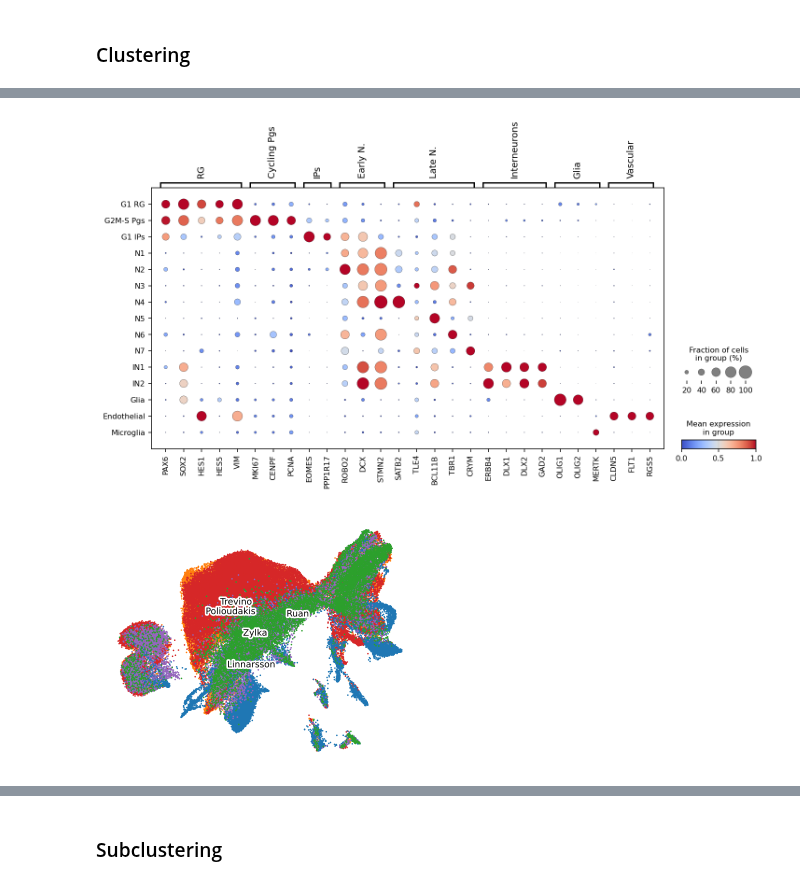
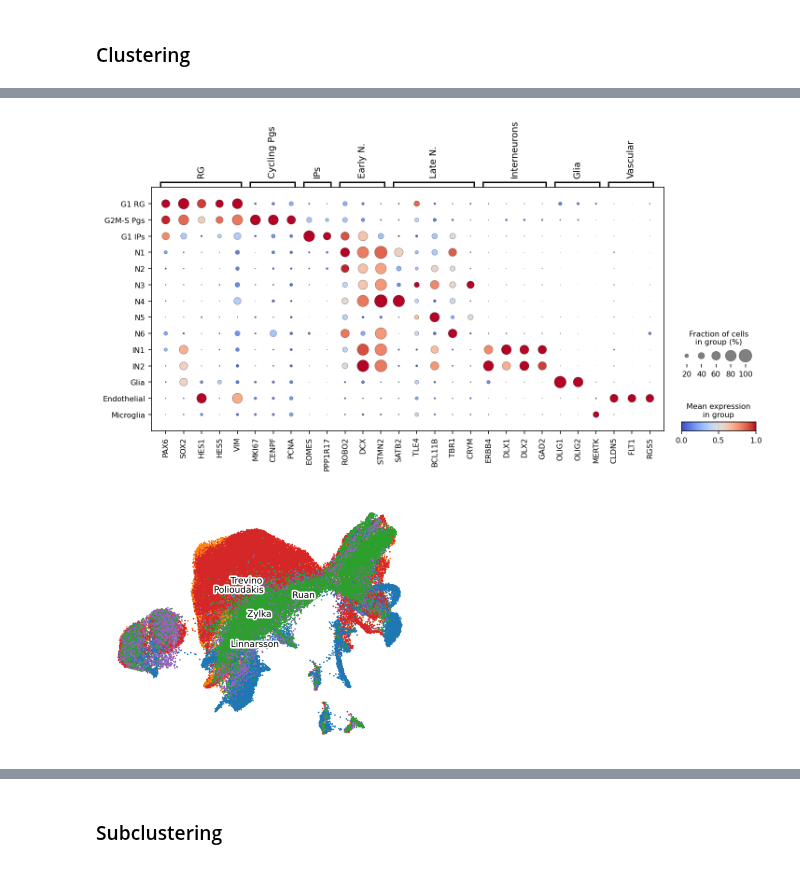
Before and after one commit to KalebicLab/ScDGomics, a Jupyter notebook: notebooks/scdgomics_clustering.ipynb, the cells around one changed output, grey strips where cells are left out. Drawn from its saved outputs; the diff is of its cells as text; code cells hidden in the pictures.

```diff
--- a/notebooks/scdgomics_clustering.ipynb
+++ b/notebooks/scdgomics_clustering.ipynb
@@ -203,23 +202,22 @@ plt.show()
 # %%
 # Rename the clusters
-new_cluster_names = ['N1', 'N2', 'N3', 'N4', 'G1 RG', 'G2M-S Pgs', 'G1 IPs', 'IN1', 'N5', 'IN2', 'Glia',
-                     'Endothelial', 'N6', 'Microglia', 'N7']
+new_cluster_names = ['N1', 'N2', 'N3', 'G1 RG', 'G2M-S Pgs', 'N4', 'IN1', 'N5', 'G1 IPs', 'IN2', 'Glia', 'Endothelial', 'N6', 'Microglia']
 
 adata.rename_categories('X_leiden_harmony', new_cluster_names)
 
 # Re-order clusters
-adata.obs['X_leiden_harmony'] = pd.Categorical(adata.obs['X_leiden_harmony'], categories = ['G1 RG', 'G2M-S Pgs', 'G1 IPs', 'N1', 'N2', 'N3', 'N4', 'N5', 'N6', 'N7',
+adata.obs['X_leiden_harmony'] = pd.Categorical(adata.obs['X_leiden_harmony'], categories = ['G1 RG', 'G2M-S Pgs', 'G1 IPs', 'N1', 'N2', 'N3', 'N4', 'N5', 'N6',
                                                                                             'IN1', 'IN2', 'Glia', 'Endothelial', 'Microglia'], ordered = True)
 
 # Plot the dotplot
 sc.pl.dotplot(adata, markers, groupby ='X_leiden_harmony', mean_only_expressed = False,
               show = False, standard_scale = 'var', cmap = 'coolwarm')
 
 plt.tight_layout()
 plt.savefig('/group/kalebic/Nikola/1_single_cell_final/Nikola_final/final/scdgomics/plots/clustering/Dotplot_integrated_leiden_clusters.pdf', dpi = 300, bbox_inches = 'tight')
 plt.show()
 # %% [output]
-[figure, old version]
+[figure, new version]
 # %%
 # Plot the UMAP (all datasets together)
 sc.set_figure_params(figsize=(5, 4))
@@ -232,7 +230,7 @@ ax.set_ylabel('UMAP2',fontsize=10)
 plt.savefig('/group/kalebic/Nikola/1_single_cell_final/Nikola_final/final/scdgomics/plots/clustering/UMAP_integrated_dataset_of_origin.pdf', dpi = 300, bbox_inches = 'tight')
 plt.show()
 # %% [output]
-[figure, old version]
+[figure, new version]
 # %%
 # Plot the UMAP (all datasets separately)
 sc.set_figure_params(figsize=(5, 4))
```
Also changed, not shown: parts of 15 cells of this notebook.
